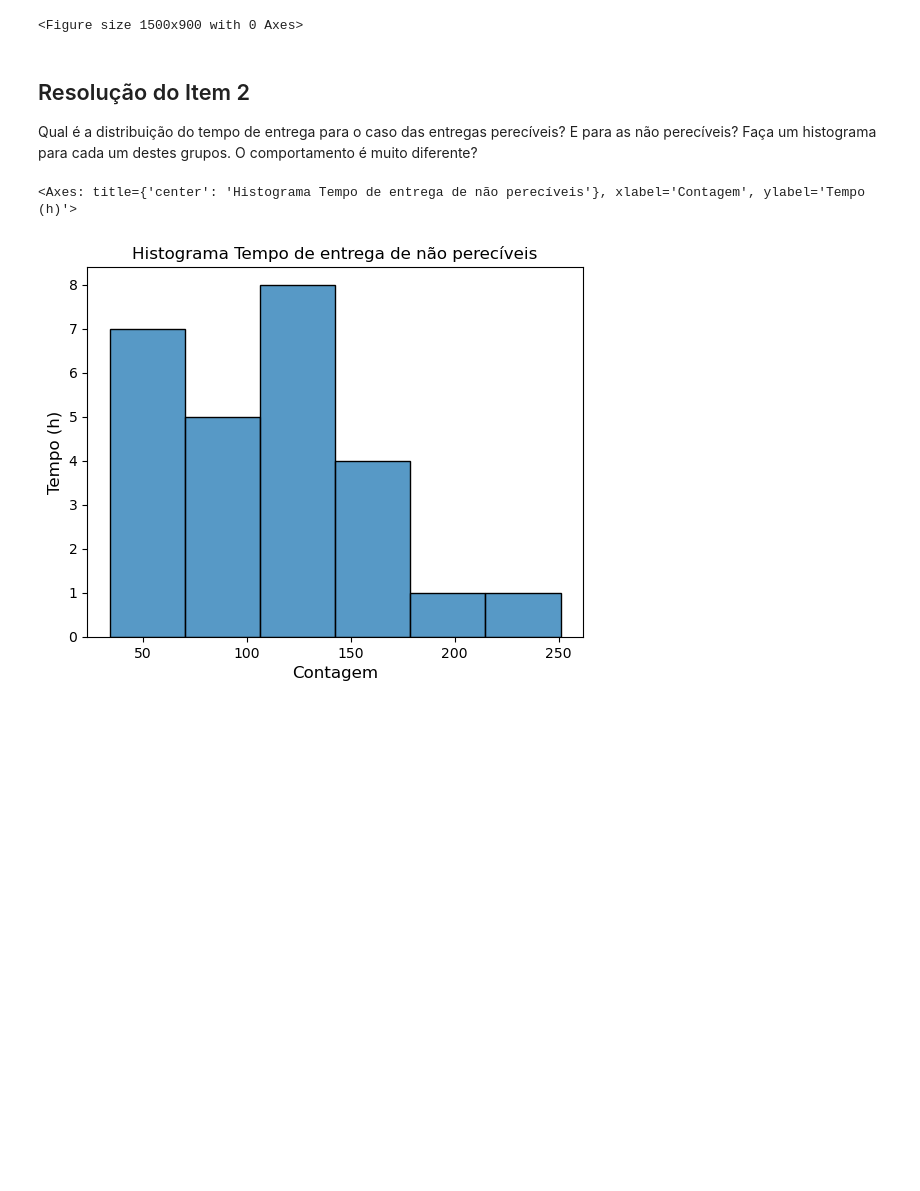
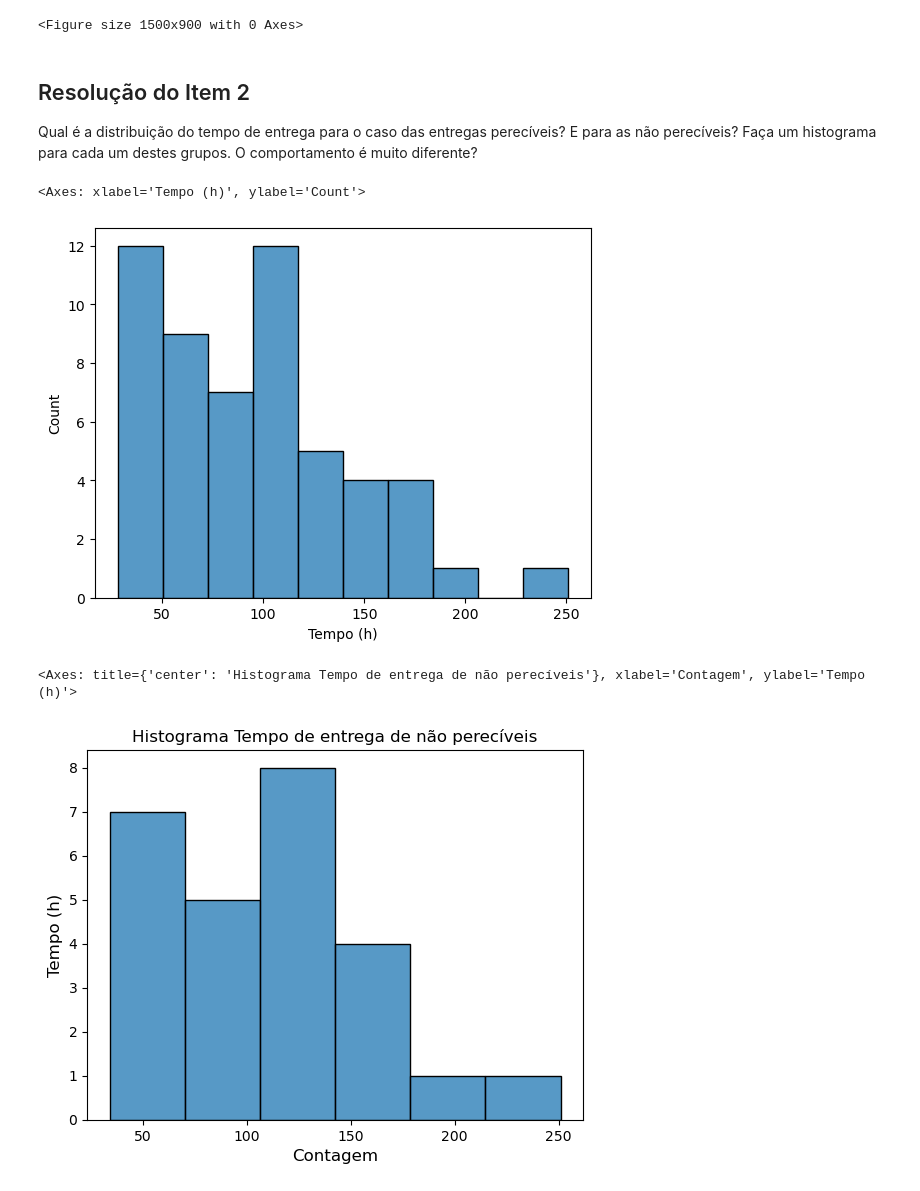
Before and after one commit to ThgMelo/greenbelt, a Jupyter notebook: Exercício 1/Exercicio 1.ipynb, the cells around one changed output. Saved outputs shown, nothing was run; the diff lists cells and outputs as text; code cells hidden in the pictures; blank space fills up the shorter version.

```diff
--- a/Exercício 1/Exercicio 1.ipynb
+++ b/Exercício 1/Exercicio 1.ipynb
@@ -130,6 +130,11 @@ plt.show()
 Qual é a distribuição do tempo de entrega para o caso das entregas perecíveis? E para as não perecíveis? Faça um histograma para cada um destes grupos. O comportamento é muito diferente?
 # %%
 import seaborn as sns
+# %%
+sns.histplot(dados['Tempo (h)'], bins =10)
+# %% [output]
+<Axes: xlabel='Tempo (h)', ylabel='Count'>
+[figure, added]
 # %%
 # Definindo os labels x e y
 plt.xlabel('Contagem', fontsize=12)
```
Also changed, not shown: 2 other files.
